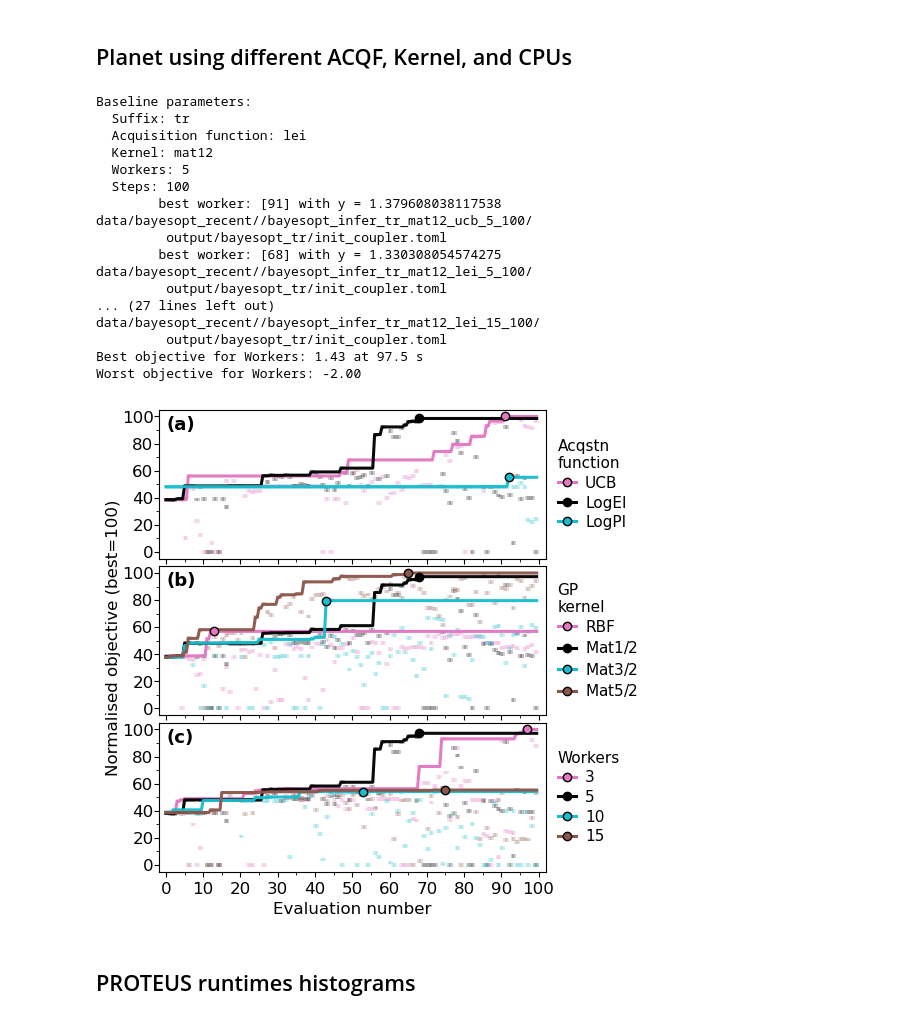
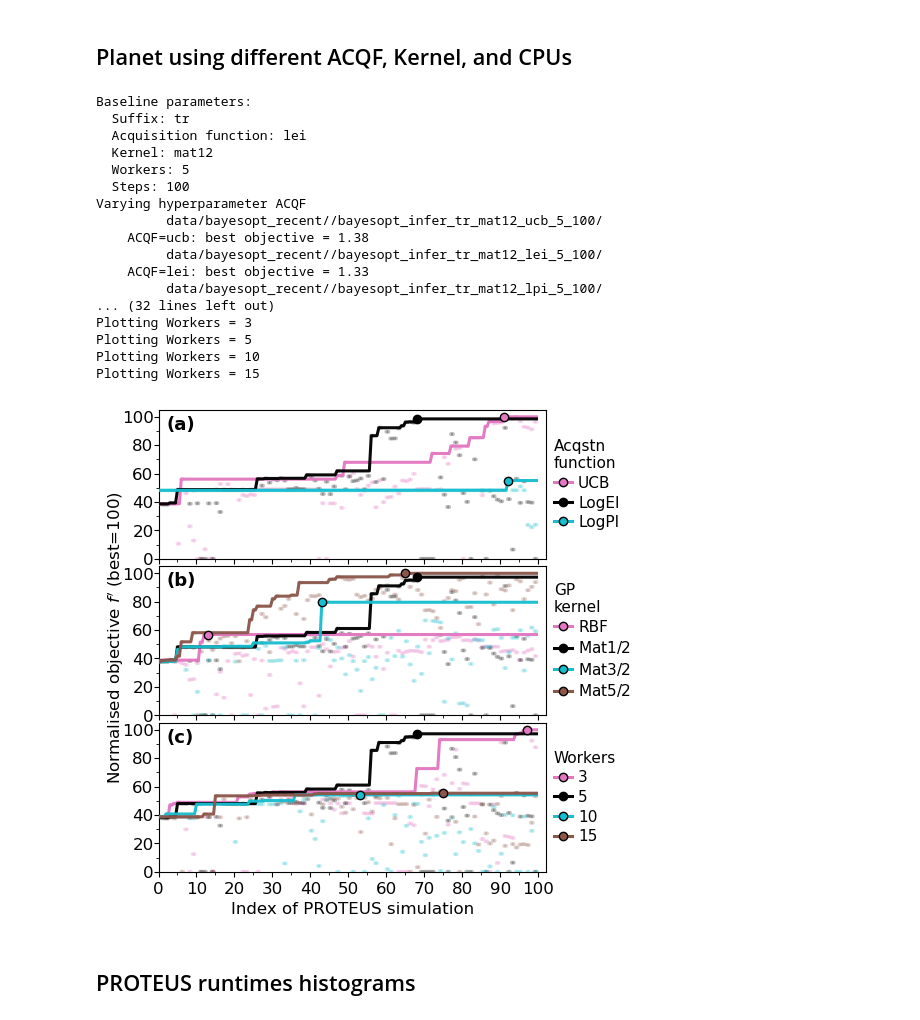
Before and after one commit to nichollsh/proteus_analysis, a Jupyter notebook: bayesopt.ipynb, the cells around one changed output. Saved outputs shown, nothing was run; the diff lists cells and outputs as text; code cells hidden in the pictures.

Commit message:
bo plots

```diff
--- a/bayesopt.ipynb
+++ b/bayesopt.ipynb
@@ -1410,6 +1421,7 @@ fig,axs = plt.subplots(Nax,1,figsize=(5,Nax*2))
 
 for iax, hyperpar in enumerate(hyperpar_list):
     ax = axs[iax]
+    print(f"Varying hyperparameter {hyperpar}")
 
     # determine best and worst objective
     jbest = -np.inf
@@ -1417,7 +1429,10 @@ for iax, hyperpar in enumerate(hyperpar_list):
     jclip = -2
     xbest = 0
     kbest = None
+    kworst = None
     for hyperpar_val in style_map[hyperpar][1].keys():
+
+        jbest_thisk = -np.inf
 
         # baseline hyperparameters
         suf = bl_suf
@@ -1444,8 +1459,8 @@ for iax, hyperpar in enumerate(hyperpar_list):
             continue
 
         bo_cache[bo_dir] = bo
-        print(bo_dir)
-        print("\t",bo['config']['ref_config'])
+        print("\t",bo_dir)
+        # print("\t",bo['config']['ref_config'])
 
         log        = bo['log']
         for isim in range(len(log)):
@@ -1453,16 +1468,22 @@ for iax, hyperpar in enumerate(hyperpar_list):
             if yv < -19.9:
                 continue
             yv = max(yv, jclip)
-            jwrst = min(jwrst, yv)
+            if yv < jwrst:
+                jwrst = yv
+                kworst = hyperpar_val
             if yv > jbest:
                 jbest = yv
                 xbest = isim + 0.5
                 kbest = hyperpar_val
+            if yv > jbest_thisk:
+                jbest_thisk = yv
+        print(f"    {hyperpar}={hyperpar_val}: best objective = {jbest_thisk:.2f}")
 
-    print(f"Best objective for {hyperpar}: {jbest:.2f} at {xbest} s")
-    print(f"Worst objective for {hyperpar}: {jwrst:.2f}")
+    print(f"    best objective:  {jbest:.2f} with {hyperpar}={kbest} at eval={xbest} ")
+    print(f"    worst objective: {jwrst:.2f} with {hyperpar}={kworst}")
 
     for hyperpar_val in style_map[hyperpar][1].keys():
+        print(f"Plotting {hyperpar} = {hyperpar_val}")
 
         # baseline hyperparameters
         suf = bl_suf
@@ -1520,8 +1541,8 @@ for iax, hyperpar in enumerate(hyperpar_list):
         xarr = np.array(xarr)
 
         # scatter all the data
-        ax.scatter(xarr, yarr, color=col, alpha=0.2, edgecolor='none',
-                       s=8, zorder=10, lw=1, marker='s')
+        ax.scatter(xarr, yarr, color=col, alpha=0.25, edgecolor='none',
+                       s=8, zorder=10, lw=1, marker='o')
 
         # line plot showing max over time
         mask = np.argsort(xarr)
@@ -1535,9 +1556,9 @@ for iax, hyperpar in enumerate(hyperpar_list):
         ax.plot([xarr[ibest]], [yarr[ibest]], color=col, markeredgecolor='k',
                    markersize=6, zorder=30, lw=2.2, marker='o', label=lbl)
 
-    ax.legend(loc='center left', bbox_to_anchor=(1.01,0.5),
+    ax.legend(loc='center left', bbox_to_anchor=(1.0,0.5),
               title=style_map[hyperpar][0], title_fontsize=11, alignment='left',
-               handlelength=1.2, handletextpad=0.6, labelspacing=0.3, columnspacing=1.5,
+               handlelength=1.2, handletextpad=0.4, labelspacing=0.3, columnspacing=1.5,
                 fontsize=11, framealpha=1.0, edgecolor='none', borderpad=0)
 
     # for (ann_s, ann_x) in [("soon", 0.03), ("late", 0.97)]:
@@ -1549,53 +1570,53 @@ for iax, hyperpar in enumerate(hyperpar_list):
     #         ax.text(ann_x, ann_y, txt, transform=ax.transAxes, fontsize=11, ha=ha, va=va, zorder=99,
     #             color='k')
 
-    # ax.set_ylim(-5, 105)
+    ax.set_ylim(0, 105)
     ax.yaxis.set_major_locator(MultipleLocator(20))
     ax.yaxis.set_minor_locator(MultipleLocator(10))
     ax.yaxis.set_major_formatter(mpl.ticker.FormatStrFormatter("%.0f"))
     ax.tick_params(axis='y', which='major', pad=0.1, labelsize=font["size"])
 
-    ax.set_xlim(left=-2, right=102)
+    ax.set_xlim(left=0, right=102)
     ax.xaxis.set_major_locator(MultipleLocator(10))
     ax.xaxis.set_minor_locator(MultipleLocator(5))
 
     # ax.grid(which='major', axis='x', alpha=0.5, lw=0.8)
 
     if iax < Nax - 1:
         ax.set_xticklabels([])
     else:
-        ax.set_xlabel("Evaluation number")
+        ax.set_xlabel("Index of PROTEUS simulation")
 
     bbox = dict(facecolor='white', edgecolor='none', alpha=0.9, pad=0.0)
     ax.text(0.02, 0.96, f"({abcd[iax]})",
             transform=ax.transAxes,  fontweight='bold',
             fontsize=13, ha='left', va='top',
             bbox=bbox)
 
 
-fig.supylabel("Normalised objective (best=100)", fontsize=font["size"])
+fig.supylabel(r"Normalised objective $f'$ (best=100)", fontsize=font["size"])
 fig.subplots_adjust(hspace=0.05)
 fig.savefig("output/bo_perf.pdf", bbox_inches='tight', dpi=DPI, pad_inches=0.01)
 plt.show()
 # %% [output]
 Baseline parameters:
   Suffix: tr
   Acquisition function: lei
   Kernel: mat12
   Workers: 5
   Steps: 100
-        best worker: [91] with y = 1.379608038117538
-data/bayesopt_recent//bayesopt_infer_tr_mat12_ucb_5_100/
-         output/bayesopt_tr/init_coupler.toml
-        best worker: [68] with y = 1.330308054574275
-data/bayesopt_recent//bayesopt_infer_tr_mat12_lei_5_100/
-         output/bayesopt_tr/init_coupler.toml
-... (27 lines left out)
-data/bayesopt_recent//bayesopt_infer_tr_mat12_lei_15_100/
-         output/bayesopt_tr/init_coupler.toml
-Best objective for Workers: 1.43 at 97.5 s
-Worst objective for Workers: -2.00
+Varying hyperparameter ACQF
+         data/bayesopt_recent//bayesopt_infer_tr_mat12_ucb_5_100/
+    ACQF=ucb: best objective = 1.38
+         data/bayesopt_recent//bayesopt_infer_tr_mat12_lei_5_100/
+    ACQF=lei: best objective = 1.33
+         data/bayesopt_recent//bayesopt_infer_tr_mat12_lpi_5_100/
+... (32 lines left out)
+Plotting Workers = 3
+Plotting Workers = 5
+Plotting Workers = 10
+Plotting Workers = 15
-[figure, old version]
+[figure, new version]
 # %% [markdown]
 ## PROTEUS runtimes histograms
 # %%
```
Also changed, not shown: parts of 2 cells of this notebook.
